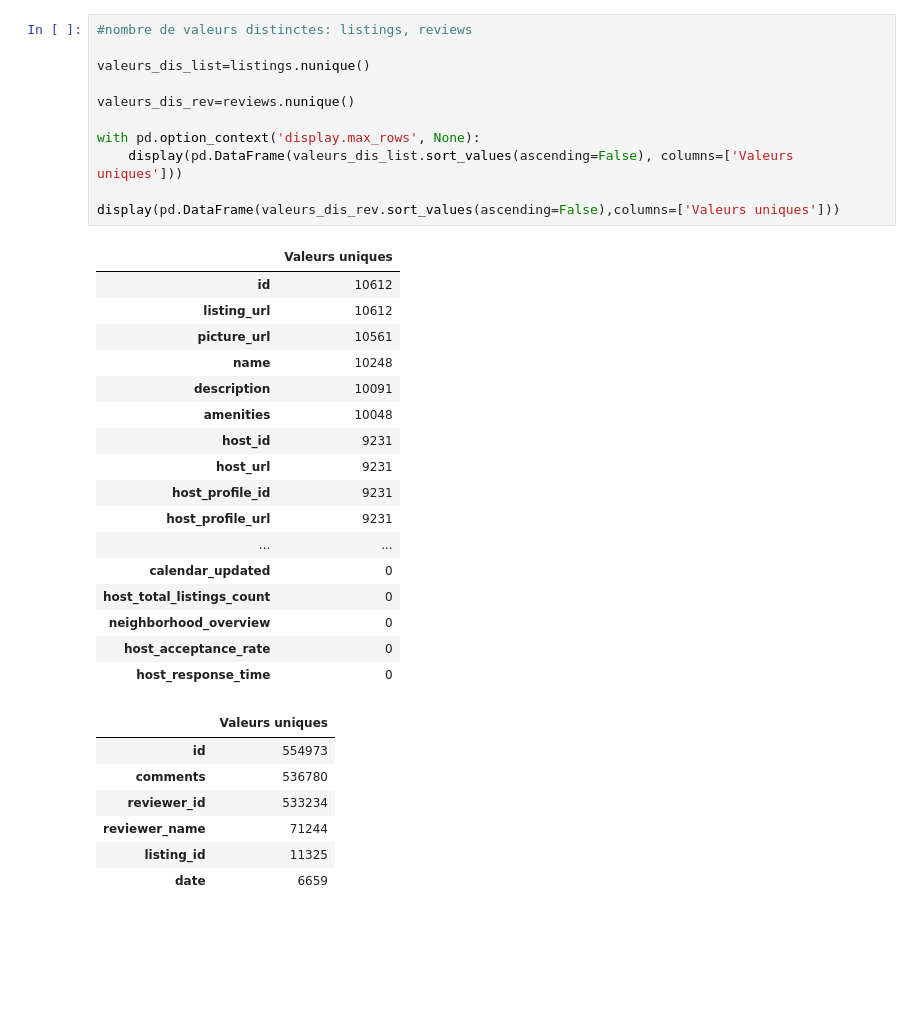
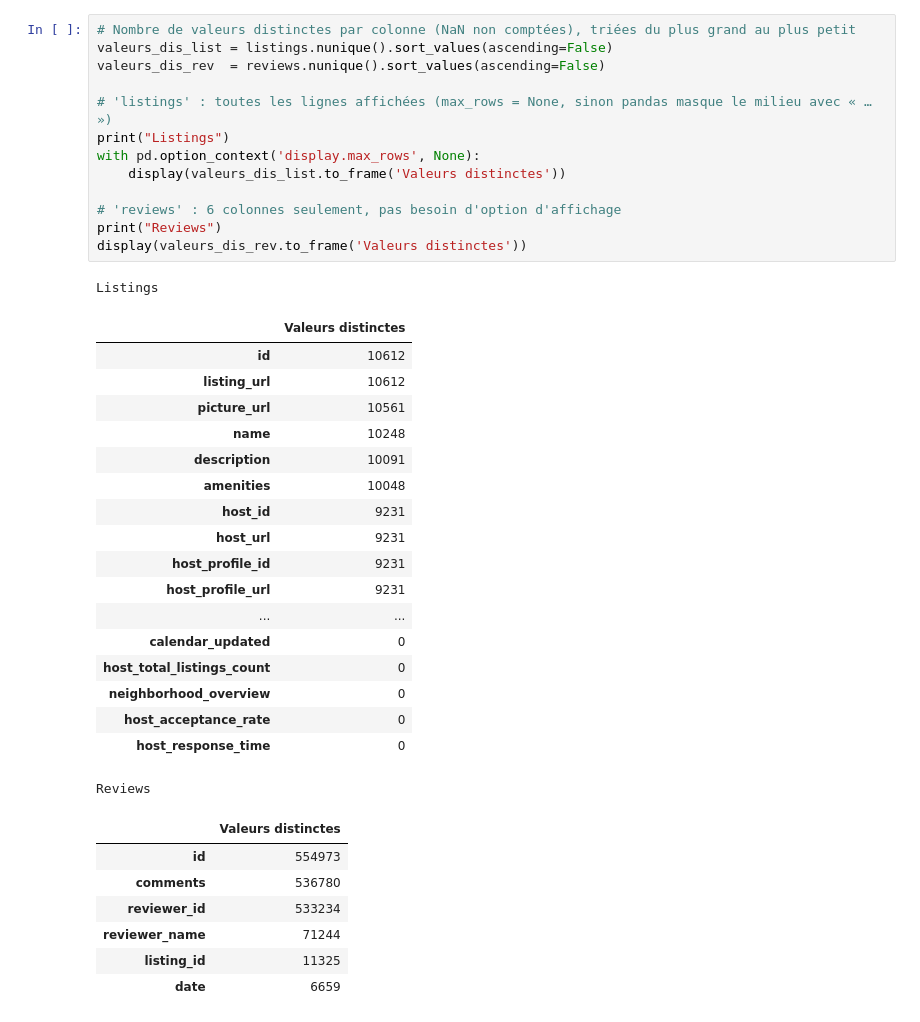
Before and after one commit to LucasLegendre/Projet-airbnb-amsterdam, a Jupyter notebook: Notebook_A-nettoyage_2611.ipynb, the cells around one changed output. Cells and saved outputs as stored; diff of their text form; blank space fills up the shorter version.

```diff
--- a/airbnb_amsterdam_nettoyage_w_dictionary.ipynb
+++ b/Notebook_A-nettoyage_2611.ipynb
@@ -110,16 +140,19 @@ display(pd.DataFrame({"colonne": (reviews.isna().mean() * 100).round(2).index,
 # %%
-#nombre de valeurs distinctes: listings, reviews
+# Nombre de valeurs distinctes par colonne (NaN non comptées), triées du plus grand au plus petit
+valeurs_dis_list = listings.nunique().sort_values(ascending=False)
+valeurs_dis_rev  = reviews.nunique().sort_values(ascending=False)
 
-valeurs_dis_list=listings.nunique()
+# 'listings' : toutes les lignes affichées (max_rows = None, sinon pandas masque le milieu avec « … »)
+print("Listings")
+with pd.option_context('display.max_rows', None):
+    display(valeurs_dis_list.to_frame('Valeurs distinctes'))
 
-valeurs_dis_rev=reviews.nunique()
-
-with pd.option_context('display.max_rows', None):
-    display(pd.DataFrame(valeurs_dis_list.sort_values(ascending=False), columns=['Valeurs uniques']))
-
-display(pd.DataFrame(valeurs_dis_rev.sort_values(ascending=False),columns=['Valeurs uniques']))
+# 'reviews' : 6 colonnes seulement, pas besoin d'option d'affichage
+print("Reviews")
+display(valeurs_dis_rev.to_frame('Valeurs distinctes'))
 # %% [output]
+Listings
-|  | Valeurs uniques |
+|  | Valeurs distinctes |
 | id | 10612 |
 | listing_url | 10612 |
 | picture_url | 10561 |
@@ -136,7 +169,8 @@ display(pd.DataFrame(valeurs_dis_rev.sort_values(ascending=False),columns=['Vale
 | neighborhood_overview | 0 |
 | host_acceptance_rate | 0 |
 | host_response_time | 0 |
+Reviews
-|  | Valeurs uniques |
+|  | Valeurs distinctes |
 | id | 554973 |
 | comments | 536780 |
 | reviewer_id | 533234 |
```
Also changed, not shown: parts of 73 cells of this notebook, 7 other files.
